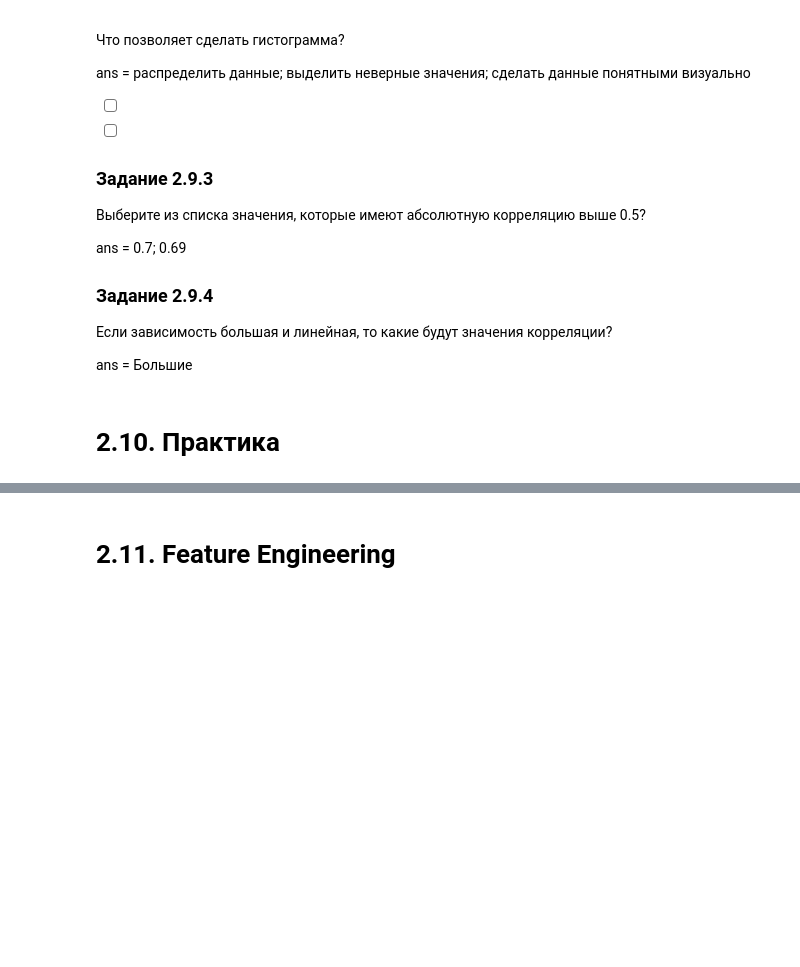
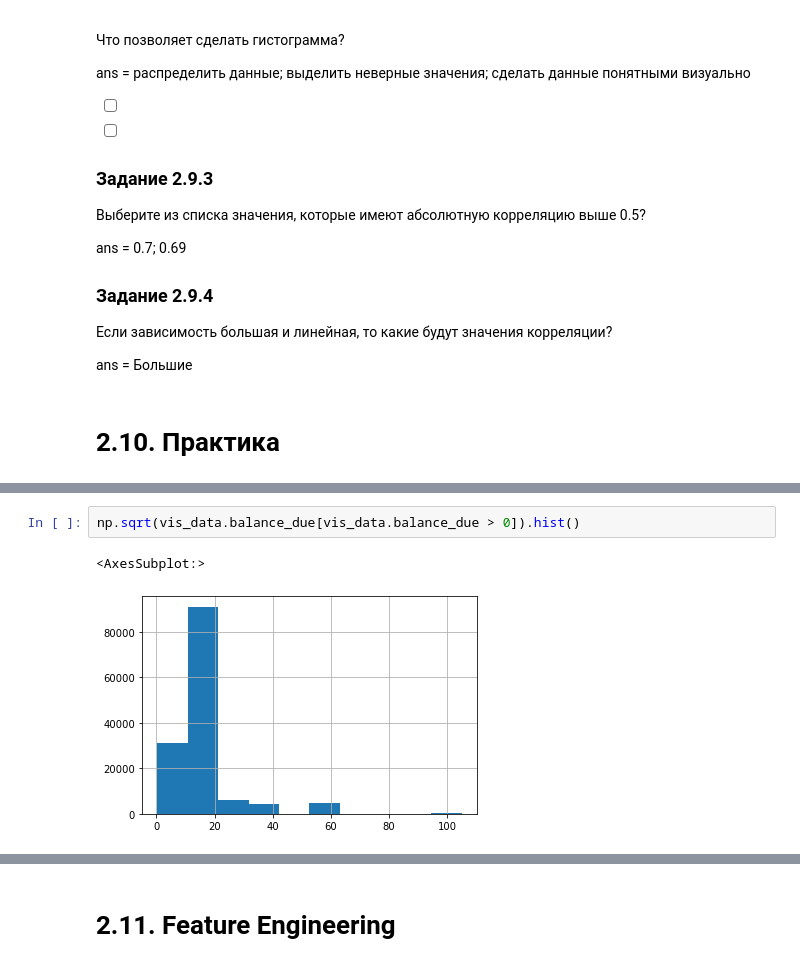
Before and after one commit to medinka01/Python, a Jupyter notebook: ML-2/ML 2.ipynb, the cells around one changed output, grey strips where cells are left out. Cells and saved outputs as stored; diff of their text form; blank space fills up the shorter version.

```diff
--- a/ML-2/ML 2.ipynb
+++ b/ML-2/ML 2.ipynb
@@ -258,0 +320,5 @@ ans = Большие
+# %%
+np.sqrt(vis_data.balance_due[vis_data.balance_due > 0]).hist()
+# %% [output]
+<AxesSubplot:>
+[figure, added]
```
Also changed, not shown: parts of 23 cells of this notebook, 18 other files.
